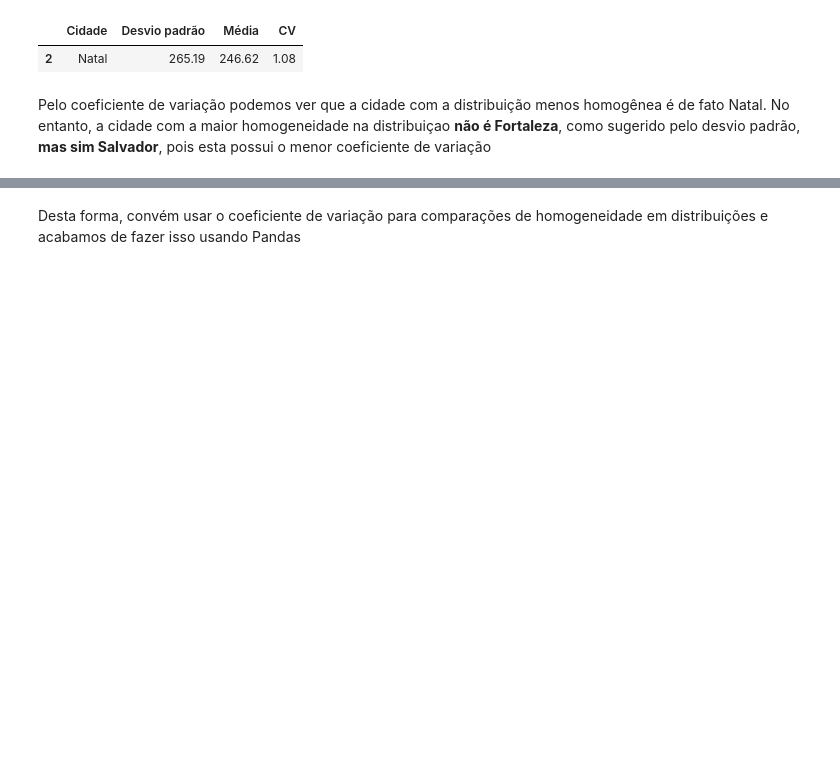
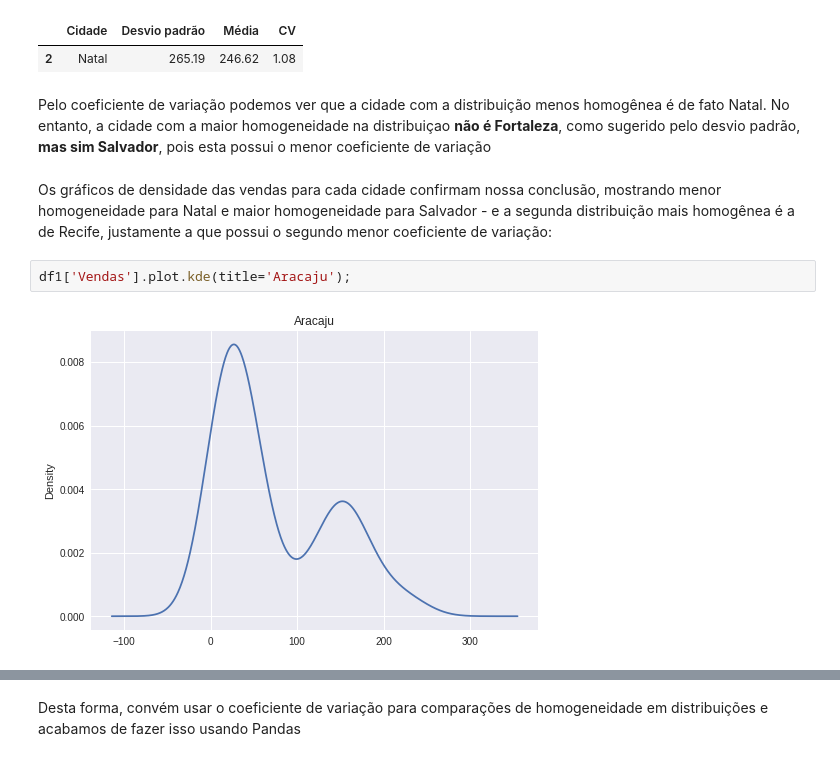
Before and after one commit to shl0mo/AnaliseDados_DIO-Pandas, a Jupyter notebook: AnaliseDados_DIO_Pandas.ipynb, the cells around one changed output, grey strips where cells are left out. Cells and saved outputs as stored; diff of their text form; blank space fills up the shorter version.

```diff
--- a/AnaliseDados_DIO_Pandas.ipynb
+++ b/AnaliseDados_DIO_Pandas.ipynb
@@ -929,3 +931,9 @@ df_dp[df_dp['CV'] == df_dp['CV'].max()]
 | 2 | Natal | 265.19 | 246.62 | 1.08 |
 # %% [markdown]
 Pelo coeficiente de variação podemos ver que a cidade com a distribuição menos homogênea é de fato Natal. No entanto, a cidade com a maior homogeneidade na distribuiçao **não é Fortaleza**, como sugerido pelo desvio padrão, **mas sim Salvador**, pois esta possui o menor coeficiente de variação
+# %% [markdown]
+Os gráficos de densidade das vendas para cada cidade confirmam nossa conclusão, mostrando menor homogeneidade para Natal e maior homogeneidade para Salvador - e a segunda distribuição mais homogênea é a de Recife, justamente a que possui o segundo menor coeficiente de variação:
+# %%
+df1['Vendas'].plot.kde(title='Aracaju');
+# %% [output]
+[figure, added]
```
Also changed, not shown: parts of 45 cells of this notebook.
